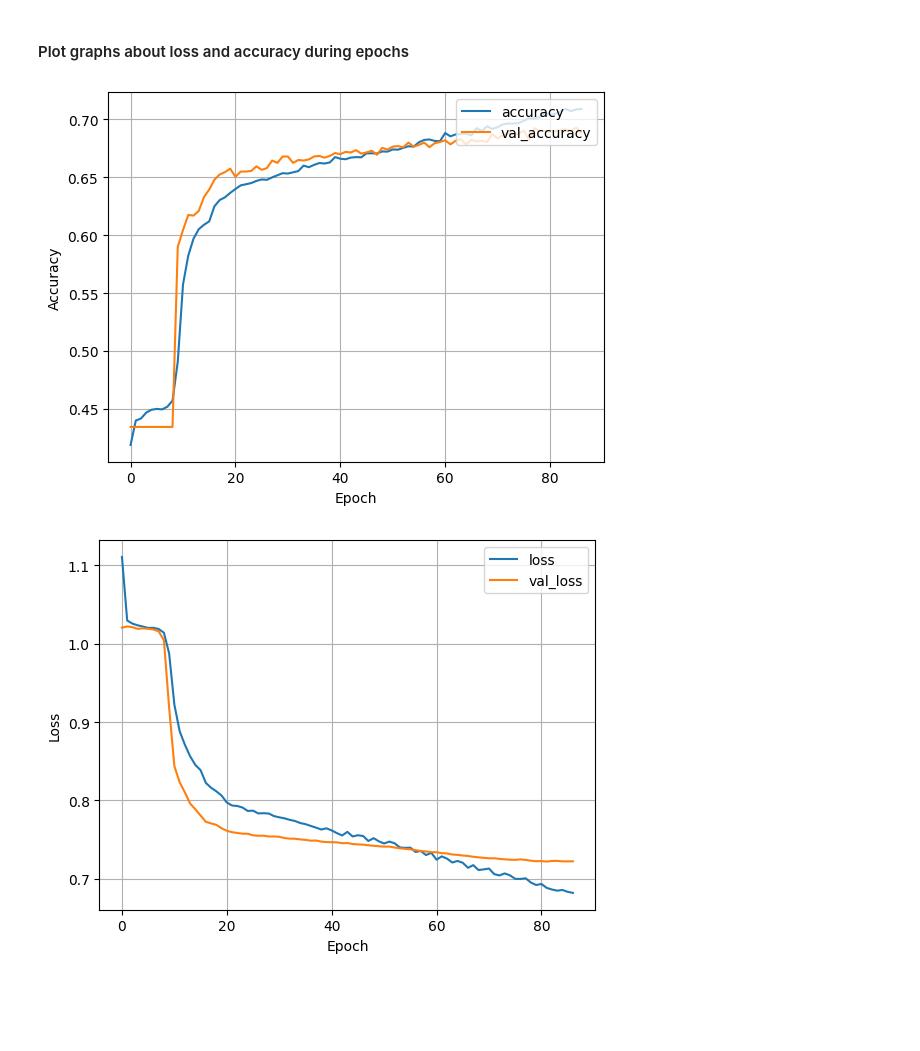
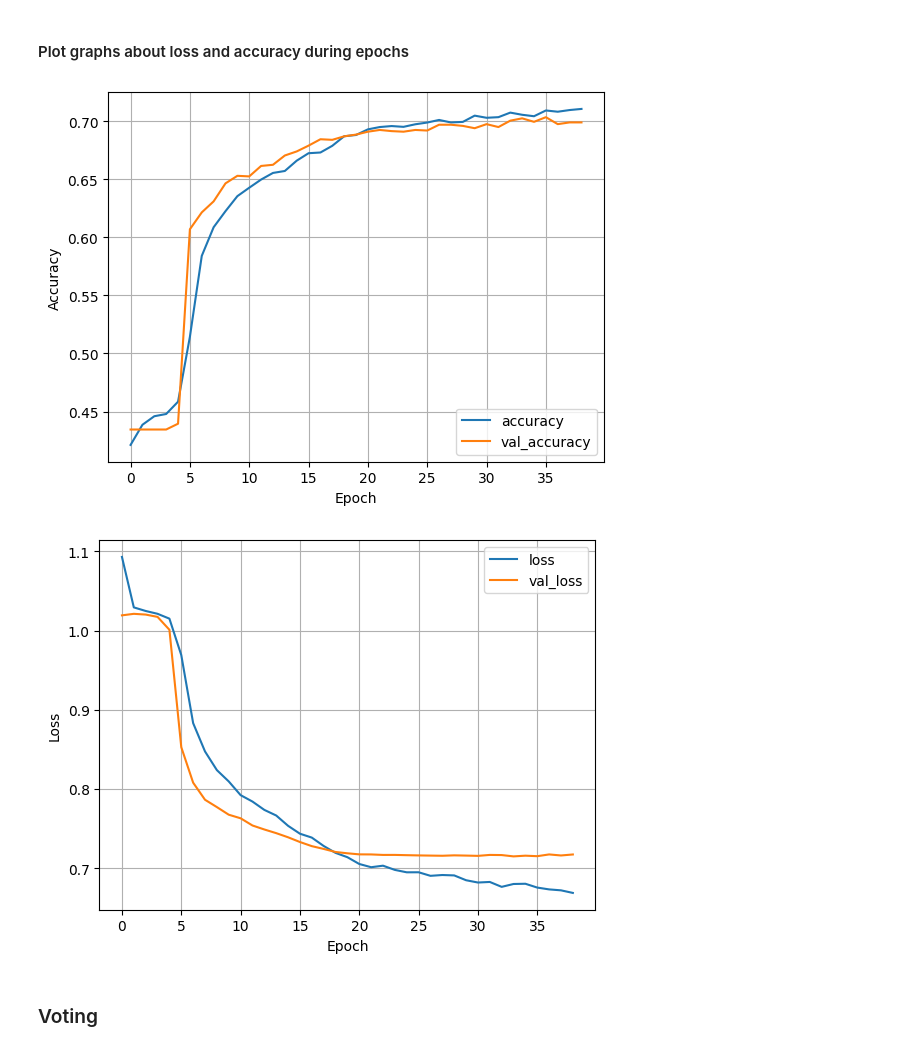
Before and after one commit to kelvin3720/CU_CMT316_Group_Project, a Jupyter notebook: src/main.ipynb, the cells around one changed output. Saved outputs shown, nothing was run; the diff lists cells and outputs as text; code cells hidden in the pictures; blank space fills up the shorter version.

Commit message:
Archived for voting

```diff
--- a/src/main.ipynb
+++ b/src/main.ipynb
@@ -162,6 +162,7 @@ emoji_dict = {
     "👍": 2,
     "✌🏼️": 2,
     "☹️": 0,
+    "🙃": 0,
     "👎": 0,
     "💙": 2,
     "💗": 2,
@@ -171,6 +172,10 @@ emoji_dict = {
     ":D": 2,
     "🎄": 2,
     "🎁": 2,
+    ":/": 0,
+    "?!": 0,
+    ":P": 2,
+    ":p": 2,
 }
 # %% [markdown]
 ### Functions for preprocessing
@@ -180,6 +185,7 @@ def text_processing(text: list[str]) -> list[list[str]]:
     Process text data:
     - Remove '@user'
     - Remove hashtags
+    - Remove '-'
     - Remove URLs
     - Replace emojis with their corresponding sentiment.
     - Replace punctuation marks.
@@ -201,9 +207,11 @@ def text_processing(text: list[str]) -> list[list[str]]:
     processed_text = []
     for line in text:
         # Remove '@user'
-        line = line.replace("@user", "")
+        line = line.replace("@user", " ")
         # Remove hashtags
-        line = line.replace("#", "")
+        line = line.replace("#", " ")
+        # Remove '-'
+        line = line.replace("-", " ")
         # Remove URLs (http, https, www)
         line = " ".join([word for word in line.split() if "http" not in word])
         line = " ".join([word for word in line.split() if "www" not in word])
@@ -300,13 +308,13 @@ def map_emoji_sentiment(input: int) -> str:
         str: The string sentiment.
     """
     if input == 0:
-        return "bad"
+        return " bad "
     elif input == 1:
-        return "neutral"
+        return " neutral "
     elif input == 2:
-        return "good"
+        return " good "
     else:
-        return "neutral"
+        return " neutral "
 
 
 def replace_emojis(input: str) -> str:
@@ -589,10 +597,10 @@ Training data shape: (45615, 10012)
 input_layer = tf.keras.layers.Input(shape=(train_vectorized.shape[1],))
 
 dropout_rate = 0.7
-activation_function = "hard_sigmoid"
+activation_function = "sigmoid"
 
 # Define the model
-model = tf.keras.models.Sequential(
+neural_network = tf.keras.models.Sequential(
     [
         input_layer,
         tf.keras.layers.Dense(2048, activation=activation_function),
@@ -613,7 +621,7 @@ early_stopping = tf.keras.callbacks.EarlyStopping(
 # Add parameters to Adam optimizer if needed
 modified_adam = tf.keras.optimizers.Adam()
 
-model.compile(
+neural_network.compile(
     optimizer=modified_adam, loss="categorical_crossentropy", metrics=["accuracy"]
 )
 
@@ -622,7 +630,7 @@ rate_scheduler = tf.keras.callbacks.LearningRateScheduler(learning_rate_schedule
 #### Train the model
 # %%
 with tf.device(device_name):
-    history = model.fit(
+    history = neural_network.fit(
         train_vectorized,
         train_label_one_hot,
         validation_data=(validation_vectorized, validation_label_one_hot),
@@ -664,21 +704,23 @@ Test accuracy: 0.62764573097229
 # %%
 # Plot the training and validation accuracy
 plt.plot(history.history["accuracy"], label="accuracy")
 plt.plot(history.history["val_accuracy"], label="val_accuracy")
 plt.xlabel("Epoch")
 plt.ylabel("Accuracy")
-plt.legend(loc="upper right")
+plt.legend(loc="lower right")
 plt.grid()
 plt.show()
 
 # Plot the training and validation loss
 plt.plot(history.history["loss"], label="loss")
 plt.plot(history.history["val_loss"], label="val_loss")
 plt.xlabel("Epoch")
 plt.ylabel("Loss")
 plt.legend(loc="upper right")
 plt.grid()
 plt.show()
 # %% [output]
-[figure, old version]
+[figure, new version]
-[figure, old version]
+[figure, new version]
+# %% [markdown]
+### Voting
```
Also changed, not shown: parts of 26 cells of this notebook.
